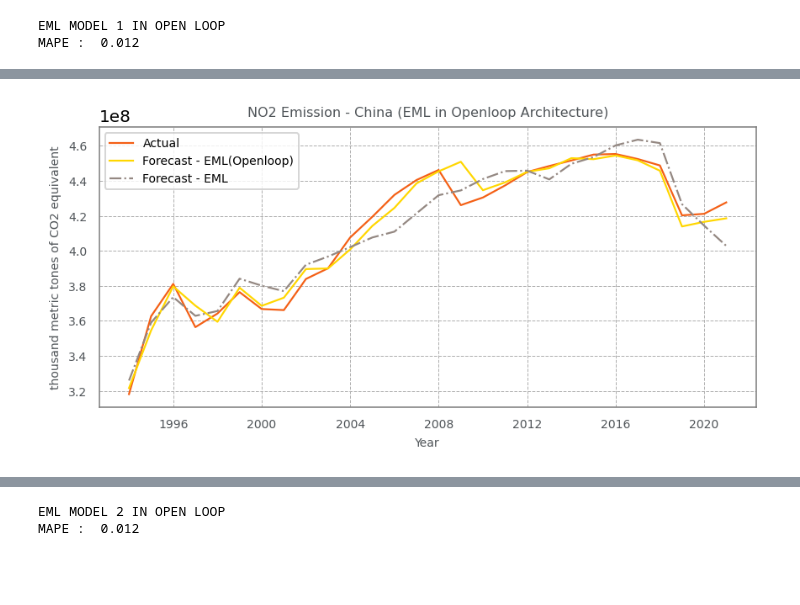
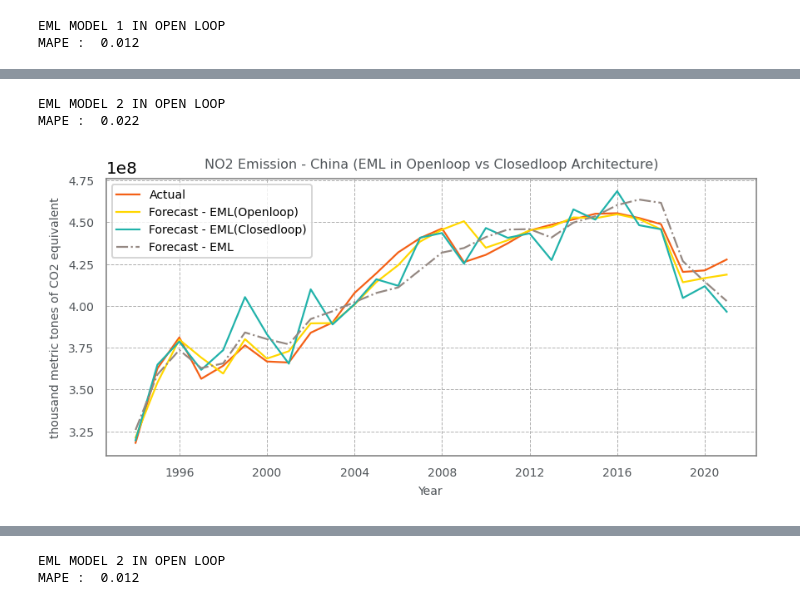
Before and after one commit to MuhammedThariq/Data-Science-Final-Project, a Jupyter notebook: Forecast.ipynb, the cells around one changed output, grey strips where cells are left out. Drawn from its saved outputs; the diff is of its cells as text; code cells hidden in the pictures; blank space fills up the shorter version.

Commit message:
forecast branch5

```diff
--- a/Forecast.ipynb
+++ b/Forecast.ipynb
@@ -1164,31 +1186,40 @@ MAPE :  0.012
+# %%
+#Print out the MAPE value of the forecast
+closedloop_eml_model1_mape = mean_absolute_percentage_error(china_df.iloc[33:, 0], unscaled_closedloop_eml_model1_forecast)
+print("EML MODEL 2 IN OPEN LOOP")
+print("MAPE : ",closedloop_eml_model1_mape.round(3))
+# %% [output]
+EML MODEL 2 IN OPEN LOOP
+MAPE :  0.022
 # %%
-#Create a line plot to compare the actual test value, normal EML forecast value
-#and the final forecast using  EML method in open loop architecture for the China dataset
-
+#Create a line plot to compare the actual test value vs open loop and closed loop
+#forecasted value of China dataset
 plt.figure(dpi=144, figsize=(7,3))
 plt.plot(china_df.index[33:], china_df.iloc[33:, 0],label="Actual",
             linewidth = 1.1, color = '#f46016')
 plt.plot(china_df.index[33:], unscaled_openloop_eml_model1_forecast, label='Forecast - EML(Openloop)',
           linewidth = 1.1,  color = 'Gold')
+plt.plot(china_df.index[33:], unscaled_closedloop_eml_model1_forecast, label='Forecast - EML(Closedloop)',
+          linewidth = 1.1,  color = 'LightSeaGreen')
 plt.plot(china_df.index[33:], unscaled_stack_eml_model1_forecast, label='Forecast - EML',
           linewidth = 1.1, color = '#948882', linestyle='-.')
 plt.xlabel("Year", fontsize=7, color='#4f5458')
 plt.ylabel("thousand metric tones of CO2 equivalent", fontsize=7, color='#4f5458')
 plt.grid(linewidth=0.5, linestyle='--')
 plt.legend(fontsize=7)
 plt.xticks(fontsize=7, color='#4f5458')
 plt.yticks(fontsize=7, color='#4f5458')
 ax = plt.gca()
 ax.spines['top'].set_color('grey')
 ax.spines['right'].set_color('grey')
 ax.spines['left'].set_color('grey')
 ax.spines['bottom'].set_color('grey')
 ax.xaxis.set_ticks_position('none')
 ax.yaxis.set_ticks_position('none')
-plt.title("NO2 Emission - China (EML in Openloop Architecture)", fontsize=8, color='#4f5458')
+plt.title("NO2 Emission - China (EML in Openloop vs Closedloop Architecture)", fontsize=8, color='#4f5458')
 plt.show()
 # %% [output]
-[figure, old version]
+[figure, new version]
 # %%
 # Create a normal train test split and a sequence split of the US dataset
 xtrain,xtest = train_test_split(scaled_us_df)
```
Also changed, not shown: parts of 37 cells of this notebook.
